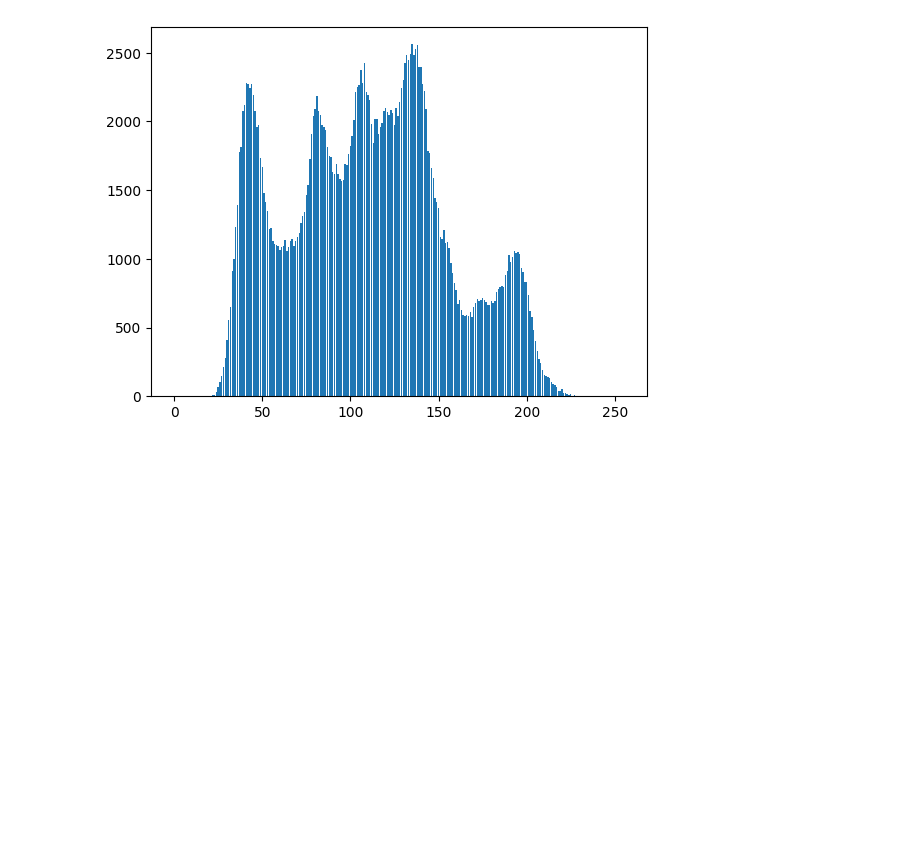
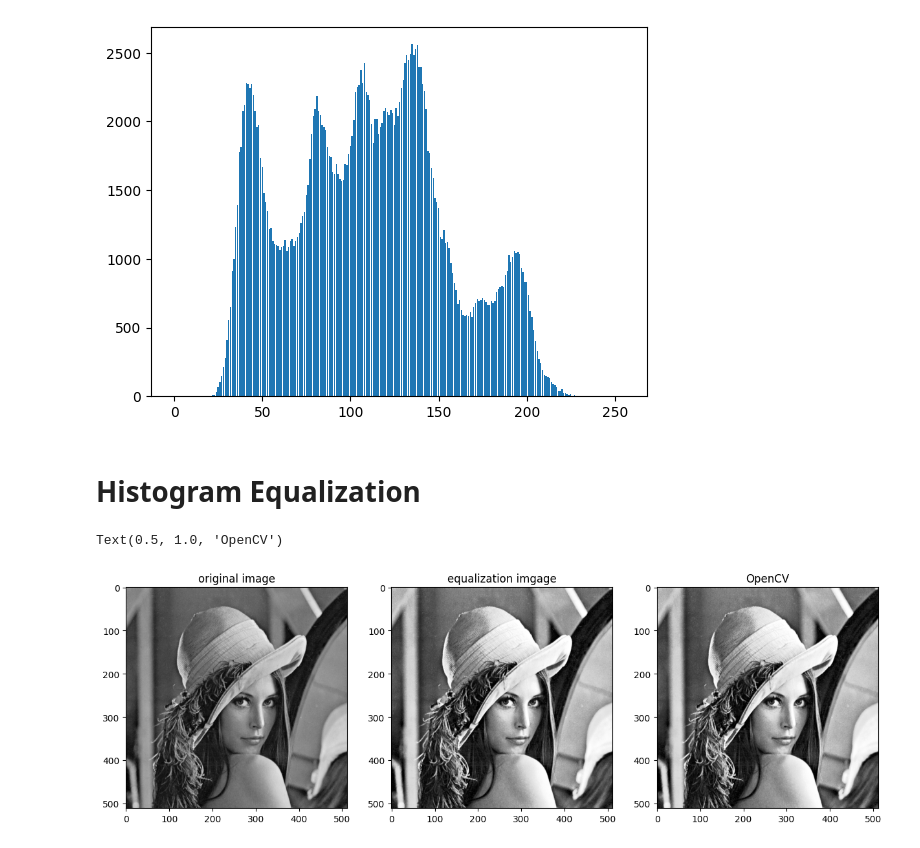
Before and after one commit to JHBaek0306/ImageProcess, a Jupyter notebook: Histogram.ipynb, the cells around one changed output. Saved outputs shown, nothing was run; the diff lists cells and outputs as text; code cells hidden in the pictures; blank space fills up the shorter version.

Commit message:
Calculate Histogram and Equalization Image

```diff
--- a/Histogram.ipynb
+++ b/Histogram.ipynb
@@ -46,3 +45,45 @@ plt.bar(bins, hist.ravel())
 plt.show()
 # %% [output]
 [figure]
+# %% [markdown]
+# Histogram Equalization
+# %%
+# Probability Density Function
+quantization_hist = np.zeros(shape=(256,), dtype=np.float64)
+for i in range(256):
+    quantization_hist[i] = histo[i] / (h * w)
+
+# Cumulative Distribution Function
+cumulative = np.zeros((256,), dtype=np.float64)
+for i in range(1, 256):
+    cumulative[i] = cumulative[i - 1] + quantization_hist[i]
+
+# Equalization Histogram Function
+equalization_hist = np.zeros((256,), dtype=np.float64)
+equalization_hist = np.round(cumulative * 255)
+
+equalization_img = np.zeros(shape=(h, w), dtype=np.int64)
+for i in range(h):
+    for j in range(w):
+        equalization_img[i, j] = equalization_hist[img[i, j]]
+
+# Using OpenCV
+cv2_equalization_img = cv2.equalizeHist(img)
+
+# Print image
+plt.figure(figsize=(15, 6))
+
+plt.subplot(1,3,1)
+plt.imshow(img, cmap="gray")
+plt.title("original image")
+
+plt.subplot(1,3,2)
+plt.imshow(equalization_img, cmap="gray")
+plt.title("equalization imgage")
+
+plt.subplot(1,3,3)
+plt.imshow(cv2_equalization_img, cmap="gray")
+plt.title("OpenCV")
+# %% [output]
+Text(0.5, 1.0, 'OpenCV')
+[figure, added]
```
Also changed, not shown: parts of 1 cell of this notebook.
